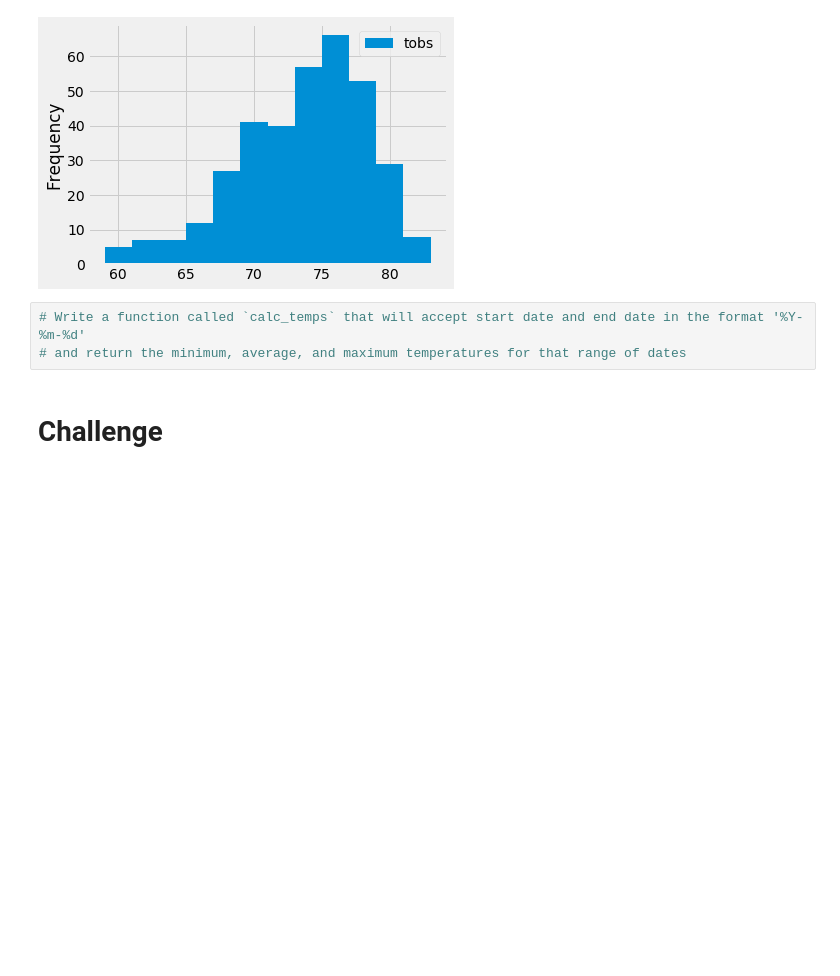
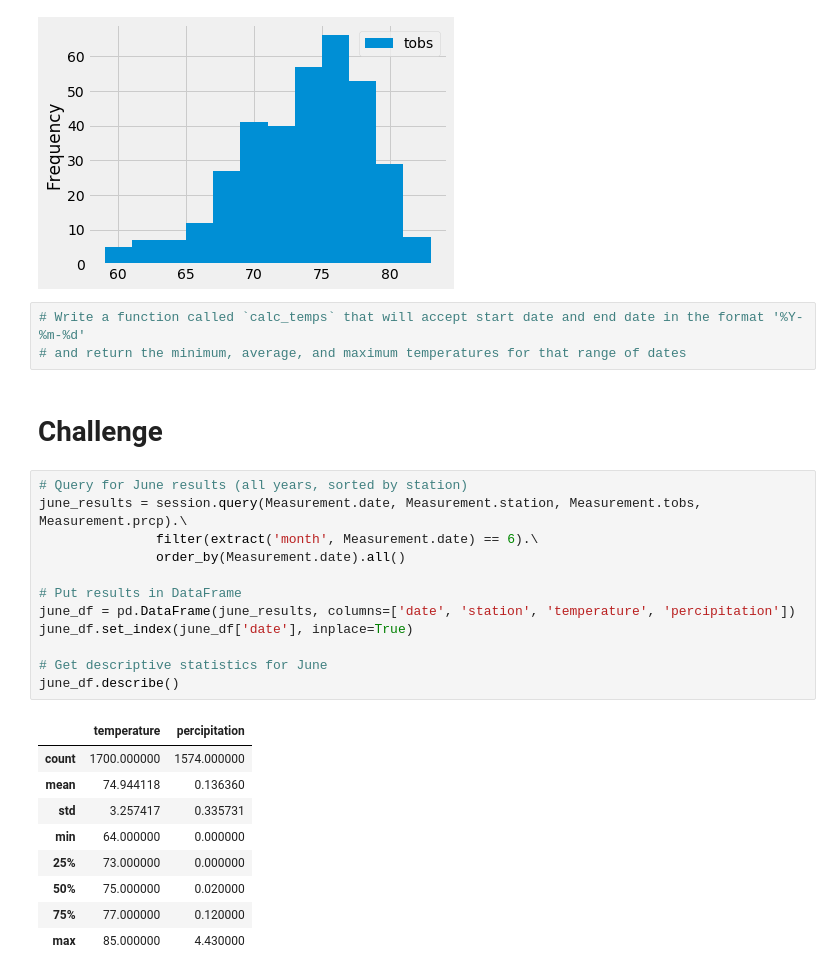
Before and after one commit to jwade688/surfs_up, a Jupyter notebook: climate_analysis.ipynb, the cells around one changed output. Drawn from its saved outputs; the diff is of its cells as text; blank space fills up the shorter version.

Commit message:
Added June and December stats

```diff
--- a/climate_analysis.ipynb
+++ b/climate_analysis.ipynb
@@ -124,3 +125,25 @@ plt.tight_layout()
 # and return the minimum, average, and maximum temperatures for that range of dates
 # %% [markdown]
 # Challenge
+# %%
+# Query for June results (all years, sorted by station)
+june_results = session.query(Measurement.date, Measurement.station, Measurement.tobs, Measurement.prcp).\
+               filter(extract('month', Measurement.date) == 6).\
+               order_by(Measurement.date).all()
+
+# Put results in DataFrame
+june_df = pd.DataFrame(june_results, columns=['date', 'station', 'temperature', 'percipitation'])
+june_df.set_index(june_df['date'], inplace=True)
+
+# Get descriptive statistics for June
+june_df.describe()
+# %% [output]
+|  | temperature | percipitation |
+| count | 1700.000000 | 1574.000000 |
+| mean | 74.944118 | 0.136360 |
+| std | 3.257417 | 0.335731 |
+| min | 64.000000 | 0.000000 |
+| 25% | 73.000000 | 0.000000 |
+| 50% | 75.000000 | 0.020000 |
+| 75% | 77.000000 | 0.120000 |
+| max | 85.000000 | 4.430000 |
```
Also changed, not shown: parts of 2 cells of this notebook, 1 other file.
